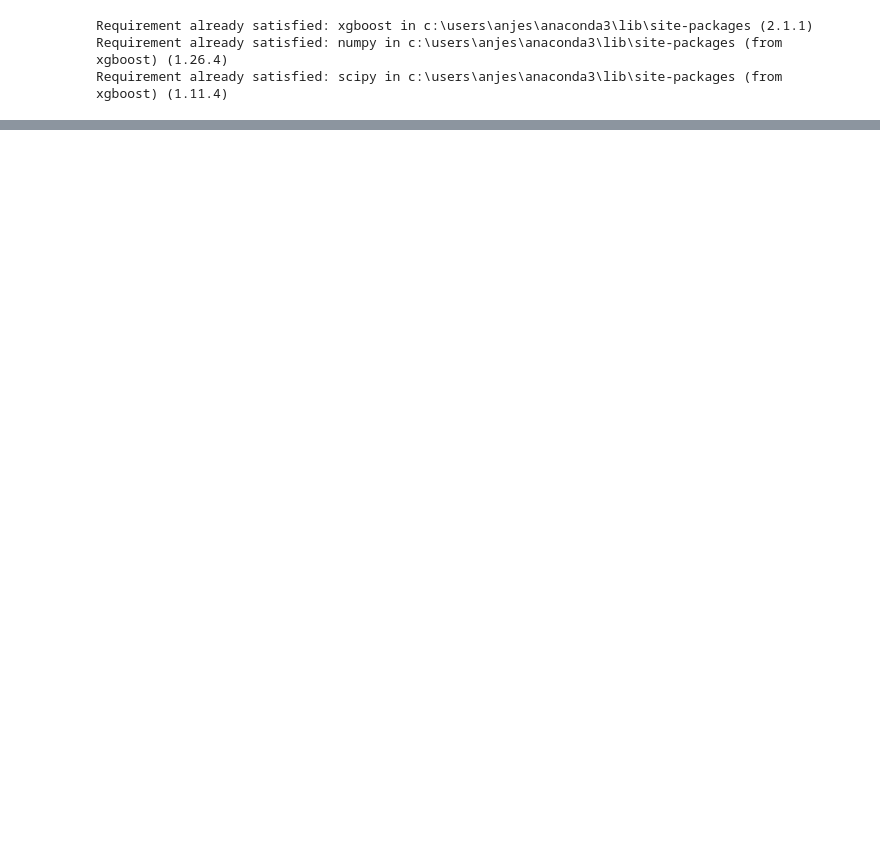
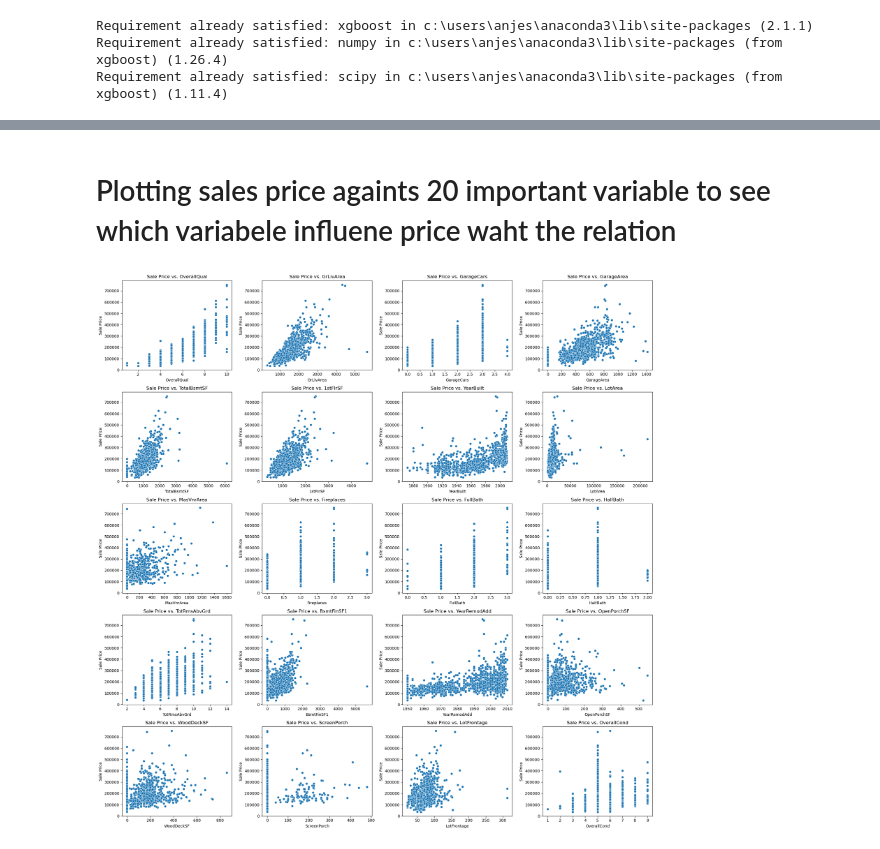
Before and after one commit to AJ-111/House-Price-Advance-Regression-Analysis, a Jupyter notebook: House_price_advance_analysis.ipynb, the cells around one changed output, grey strips where cells are left out. Drawn from its saved outputs; the diff is of its cells as text; code cells hidden in the pictures; blank space fills up the shorter version.

```diff
--- a/House_price_advance_analysis.ipynb
+++ b/House_price_advance_analysis.ipynb
@@ -320,0 +507,49 @@ plt.hist(final)
+# %% [markdown]
+# Plotting sales price againts 20 important variable to see which variabele influene price waht the relation
+# %%
+#Scatter plot
+important_variable = [
+    'OverallQual',    # Overall quality of the house
+    'GrLivArea',      # Above ground living area
+    'GarageCars',     # Number of cars in the garage
+    'GarageArea',     # Garage size
+    'TotalBsmtSF',    # Total basement area
+    '1stFlrSF',      # First floor area
+    'YearBuilt',      # Year built
+    'LotArea',        # Lot size
+    'MasVnrArea',     # Masonry veneer area
+    'Fireplaces',     # Number of fireplaces
+    'FullBath',       # Number of full bathrooms
+    'HalfBath',       # Number of half bathrooms
+    'TotRmsAbvGrd',   # Total rooms above ground
+    'BsmtFinSF1',     # First floor finished area
+    'YearRemodAdd',   # Year remodeled
+    'OpenPorchSF',    # Open porch area
+    'WoodDeckSF',     # Wood deck area
+    'ScreenPorch',     # Screen porch area
+    'LotFrontage',    # Linear feet of street connected to property
+    'OverallCond'     # Overall condition of the house
+]
+
+
+# Set up the number of rows and columns for subplots
+n_cols = 4  # Number of columns in the plot grid
+n_rows = (len(important_variable) + n_cols - 1) // n_cols  # Calculate rows needed
+
+
+plt.figure(figsize=(20, n_rows * 4))
+# Adjust height based on number of rows
+
+# Loop through each variable in x_axis
+for i, var in enumerate(important_variable):
+    # Creating subplot here
+    plt.subplot(n_rows, n_cols, i + 1)
+    sns.scatterplot(x=traning_data[var], y=traning_data['SalePrice'])
+    plt.title('Sale Price vs. ' + var)
+    plt.xlabel(var)
+    plt.ylabel('Sale Price')
+
+plt.tight_layout()
+plt.show()
+# %% [output]
+[figure, added]
```
Also changed, not shown: parts of 61 cells of this notebook, 1 other file.
